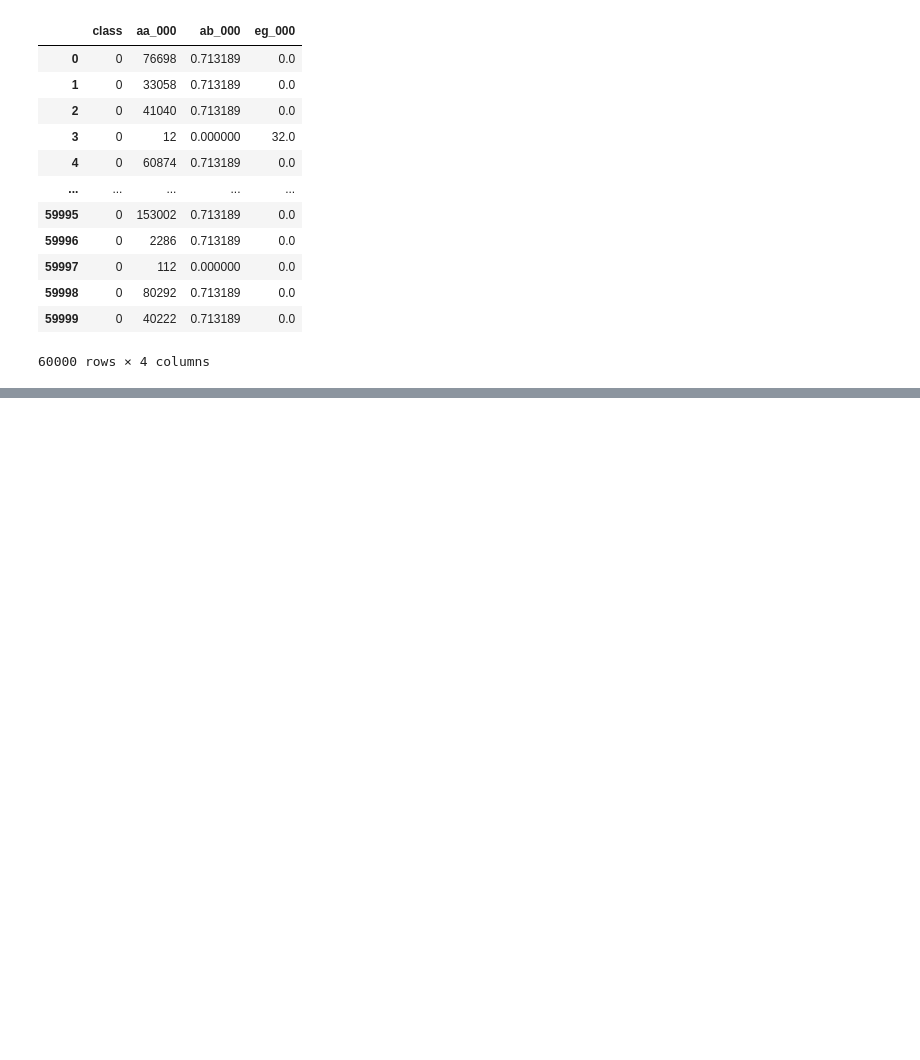
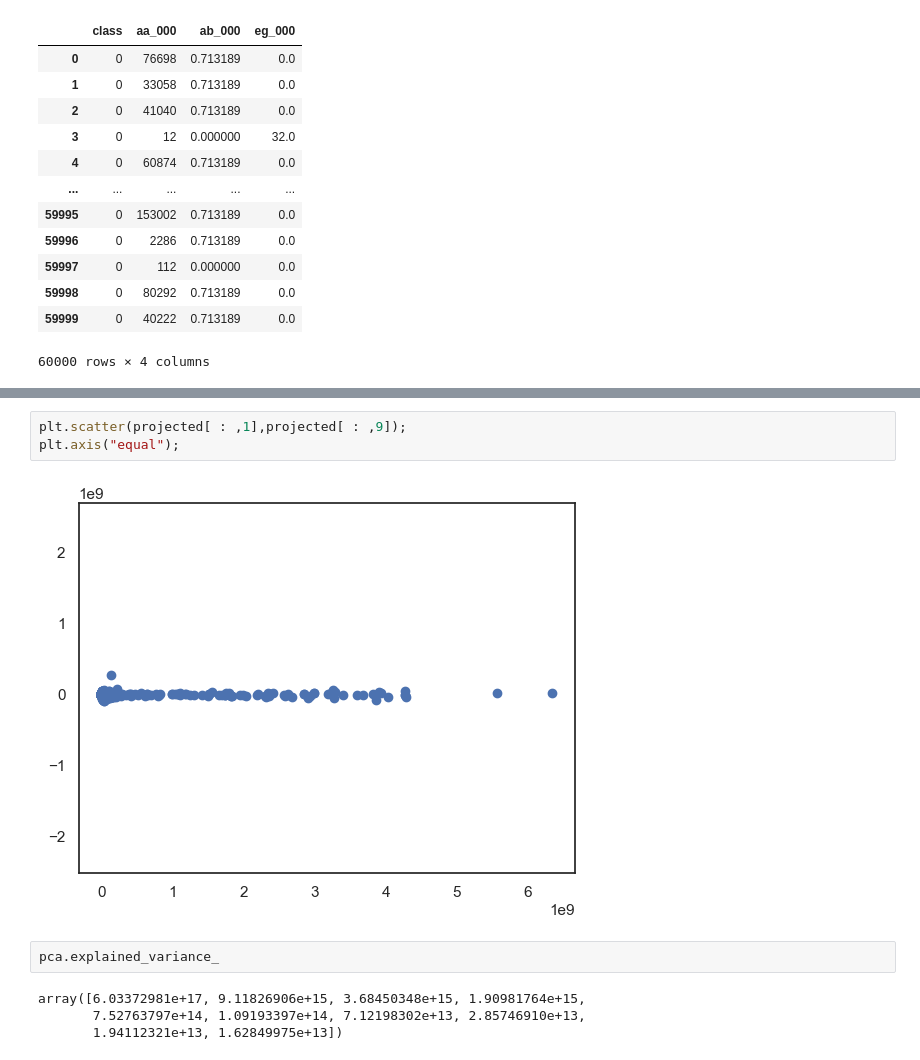
Before and after one commit to SertacBattal/DataPrep, a Jupyter notebook: SertacBattal_DPrepHDip_CA1.ipynb, the cells around one changed output, grey strips where cells are left out. Drawn from its saved outputs; the diff is of its cells as text; blank space fills up the shorter version.

```diff
--- a/SertacBattal_DPrepHDip_CA1.ipynb
+++ b/SertacBattal_DPrepHDip_CA1.ipynb
@@ -347,0 +391,11 @@ sns.pairplot(test_dataset)
+# %%
+plt.scatter(projected[ : ,1],projected[ : ,9]);
+plt.axis("equal");
+# %% [output]
+[figure, added]
+# %%
+pca.explained_variance_
+# %% [output]
+array([6.03372981e+17, 9.11826906e+15, 3.68450348e+15, 1.90981764e+15,
+       7.52763797e+14, 1.09193397e+14, 7.12198302e+13, 2.85746910e+13,
+       1.94112321e+13, 1.62849975e+13])
```
Also changed, not shown: parts of 16 cells of this notebook, 1 other file.
